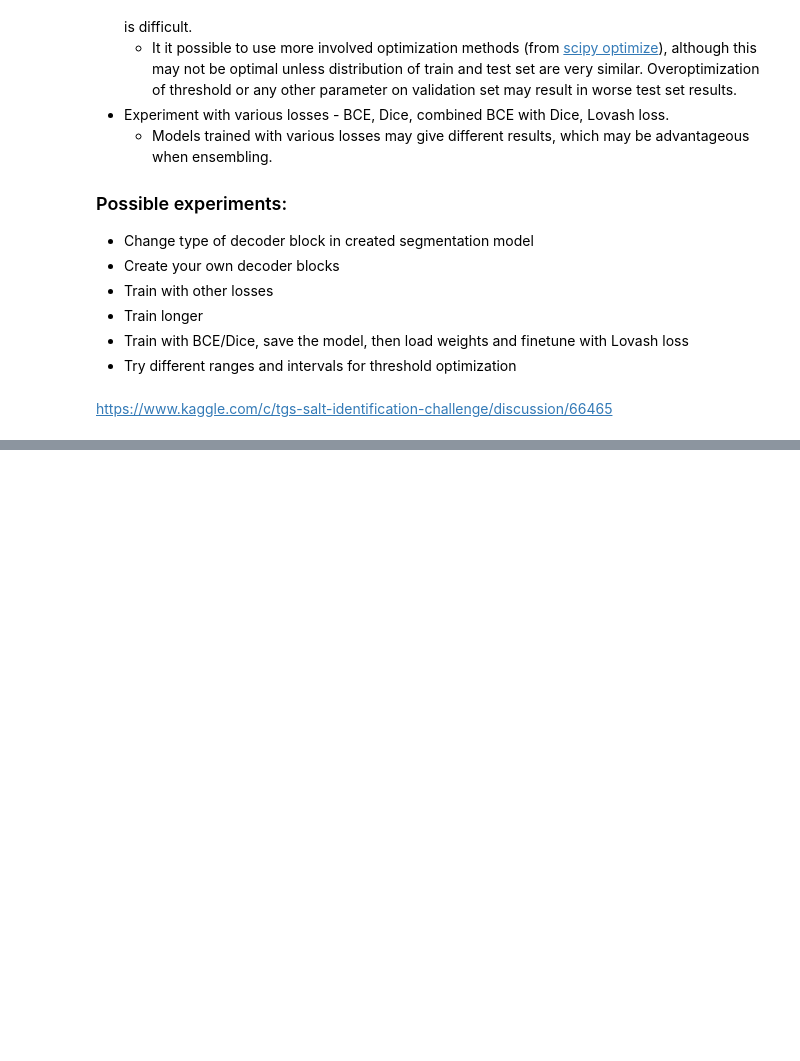
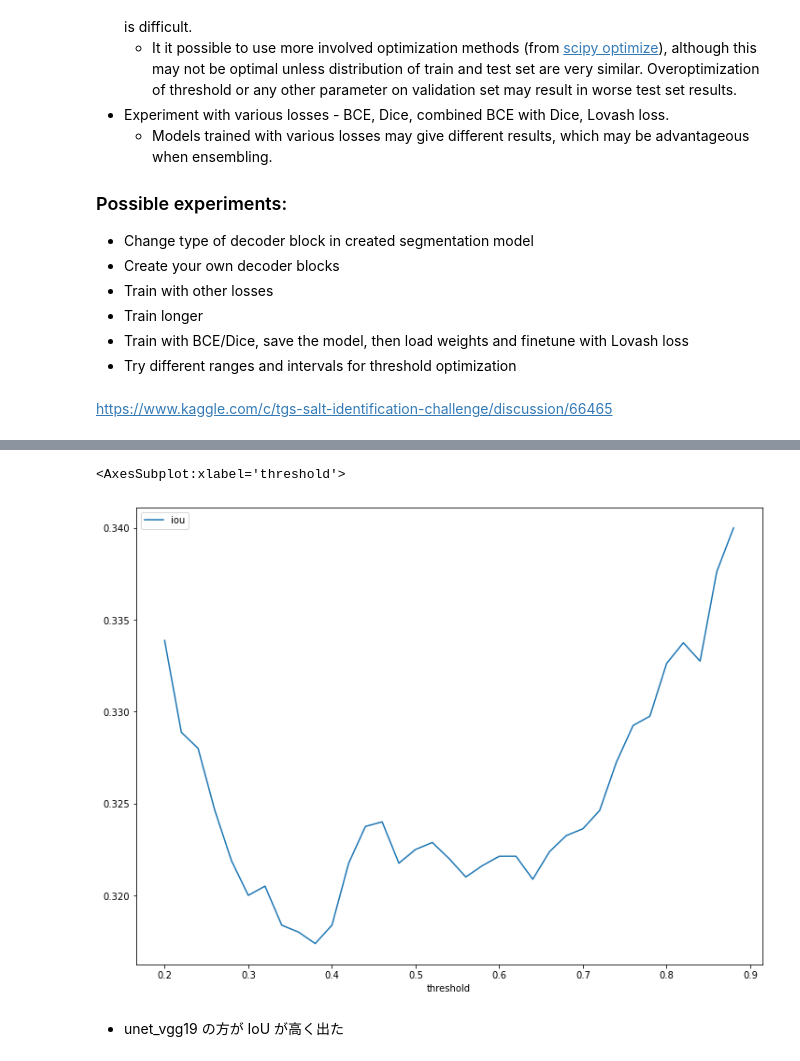
Before and after one commit to Terui-31/diveintocode-ml, a Jupyter notebook: sprint20_models_pretrained.ipynb, the cells around one changed output, grey strips where cells are left out. Cells and saved outputs as stored; diff of their text form; code cells hidden in the pictures; blank space fills up the shorter version.

```diff
--- a/sprint20_models_pretrained.ipynb
+++ b/sprint20_models_pretrained.ipynb
@@ -830,0 +995,26 @@ https://www.kaggle.com/c/tgs-salt-identification-challenge/discussion/66465
+# %%
+val_preds = model_depth.predict(X_val, batch_size=16)
+
+y_val_pred = np.asarray(list(map(lambda x: cv2.resize(x, (101, 101)), val_preds)))
+y_val_true = np.asarray(list(map(lambda x: cv2.resize(x, (101, 101)), y_val)))
+# %%
+# Threshold range, over which optimization is performed
+thresholds = np.arange(0.2, 0.9, 0.02)
+
+# For every threshold, set predictions to binary arrays,
+# where values above threshold are treated as 1 and the rest as 0.
+# Loop over thresholds and compute IoU for them based on IoU function above.
+ious = np.array(
+    [iou_metric_batch(y_val_true,
+                      np.int32(y_val_pred > threshold)) for threshold in tqdm(thresholds)])
+# %%
+df_iou = pd.DataFrame(thresholds, columns=['threshold'])
+df_iou['iou'] = ious
+
+# Get index of best IoU
+best_index = df_iou['iou'].idxmax()
+print('Best IoU: {:.4f} at threshold: {:.3f}'.format(
+    df_iou.iou[best_index], df_iou.threshold[best_index]))
+
+# Describe IoU DF
+df_iou.describe()
@@ -830,0 +1032,8 @@ https://www.kaggle.com/c/tgs-salt-identification-challenge/discussion/66465
+# %%
+# Plot IoU values over threshold range.
+df_iou.plot(x='threshold', y='iou')
+# %% [output]
+<AxesSubplot:xlabel='threshold'>
+[figure, added]
+# %% [markdown]
+* unet_vgg19 の方が IoU が高く出た
```
Also changed, not shown: parts of 17 cells of this notebook.
